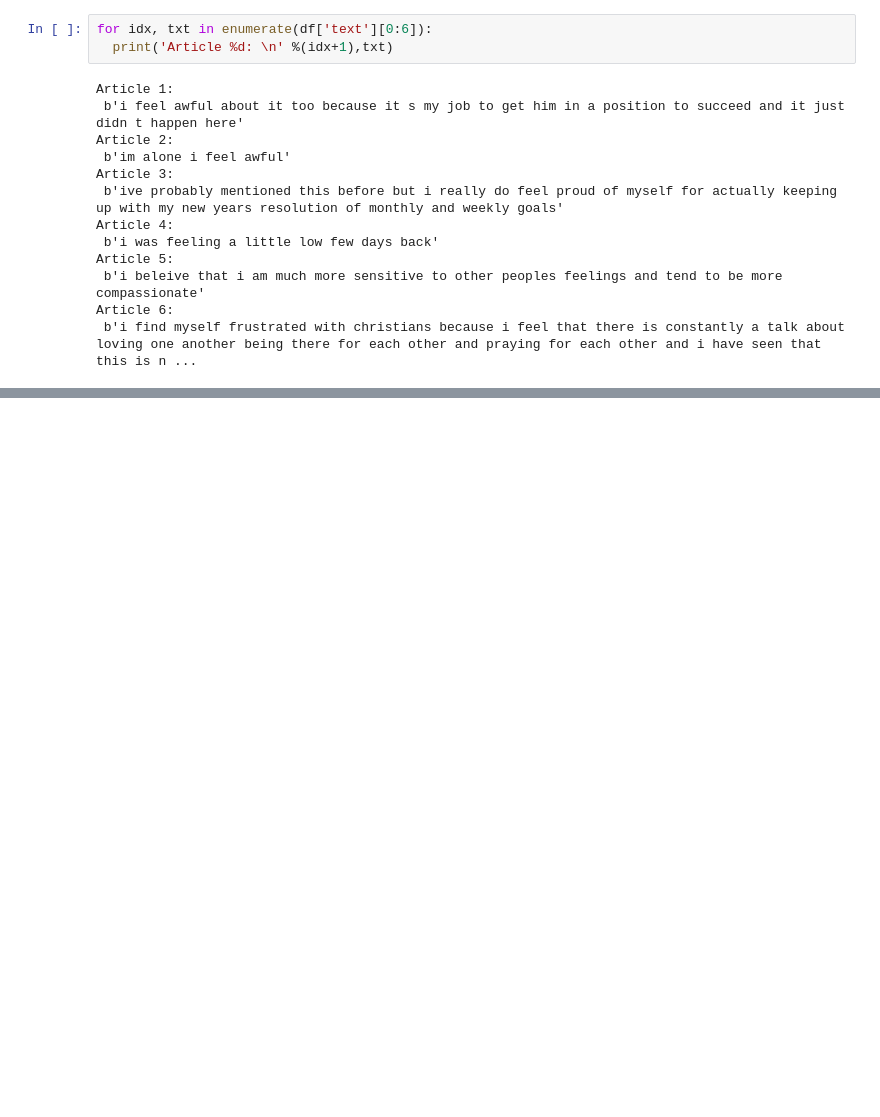
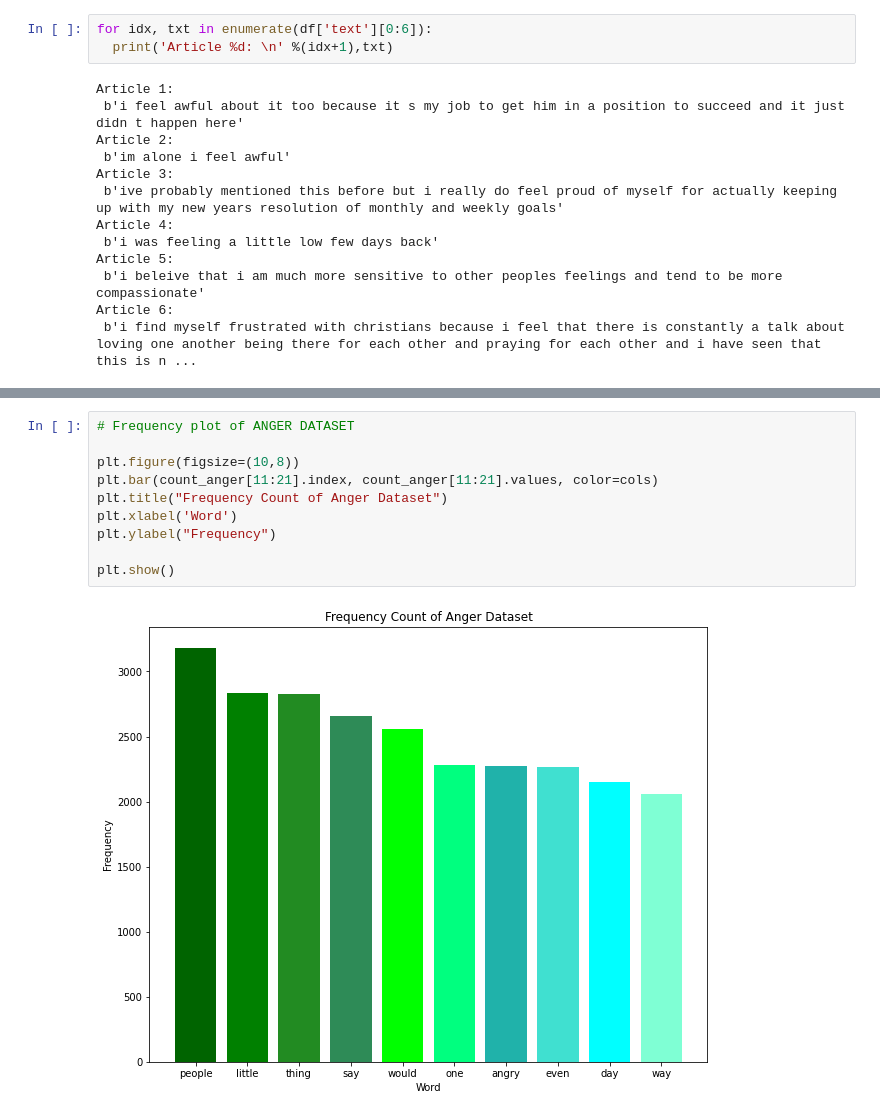
Before and after one commit to skbetz54/Samuel_DATA606, a Jupyter notebook: Notebooks/1_1_EDA_Hugging_Face.ipynb, the cells around one changed output, grey strips where cells are left out. Saved outputs shown, nothing was run; the diff lists cells and outputs as text; blank space fills up the shorter version.

```diff
--- a/Notebooks/1_1_EDA_Hugging_Face.ipynb
+++ b/Notebooks/1_1_EDA_Hugging_Face.ipynb
@@ -144,0 +476,12 @@ ax.set(xlabel=num_to_classes,
+# %%
+# Frequency plot of ANGER DATASET
+
+plt.figure(figsize=(10,8))
+plt.bar(count_anger[11:21].index, count_anger[11:21].values, color=cols)
+plt.title("Frequency Count of Anger Dataset")
+plt.xlabel('Word')
+plt.ylabel("Frequency")
+
+plt.show()
+# %% [output]
+[figure, added]
```
Also changed, not shown: parts of 40 cells of this notebook.
